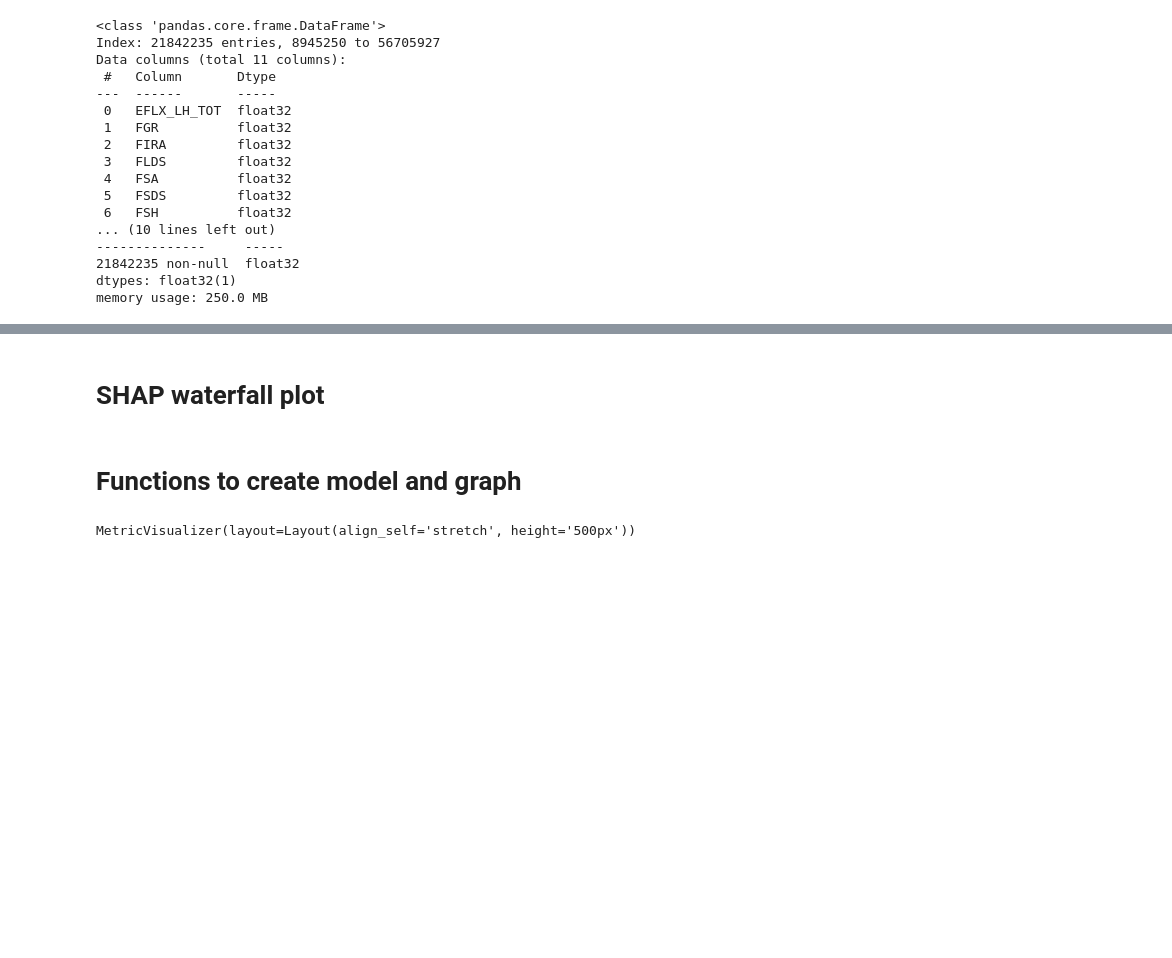
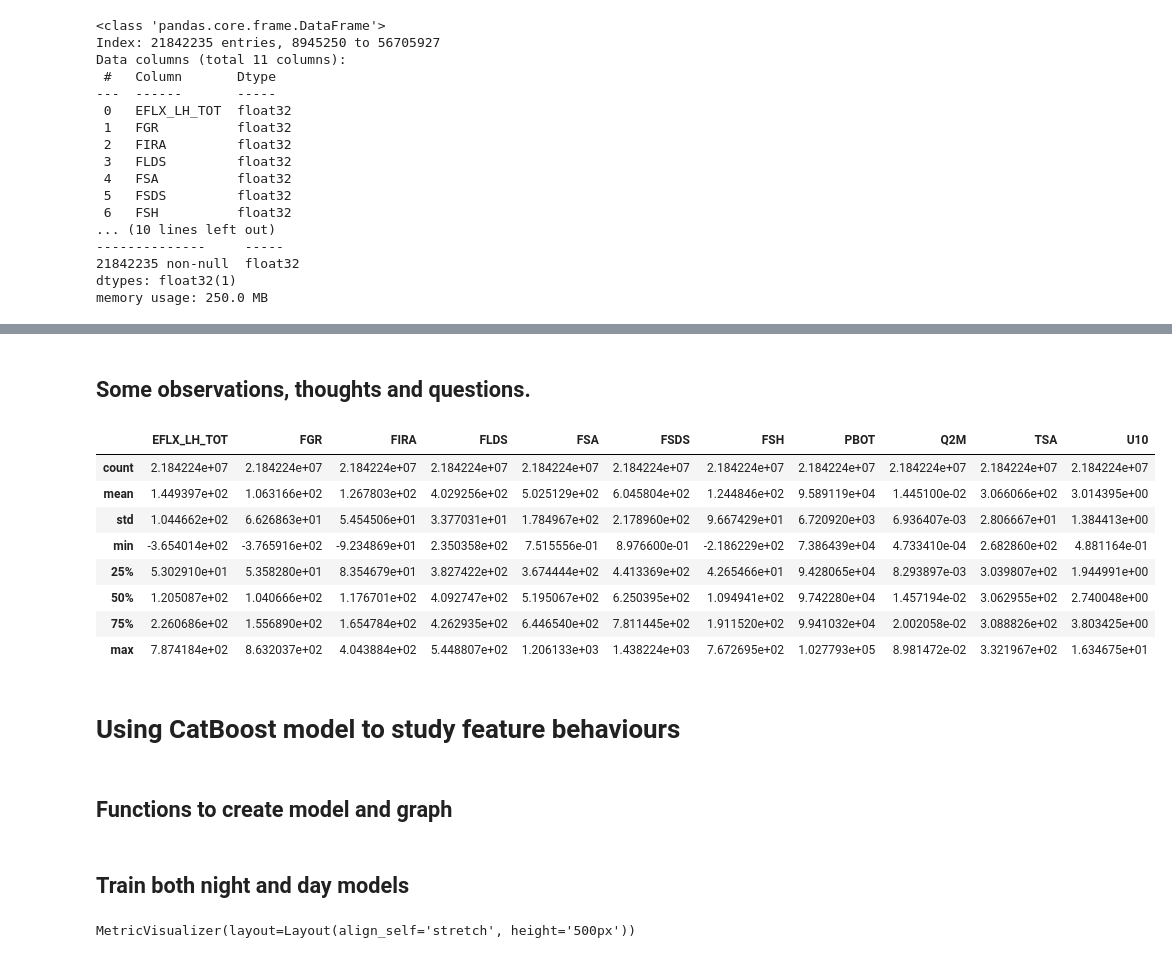
Before and after one commit to johnnyguo2007/research, a Jupyter notebook: hw_global/final/UHI_diff_feature_engineering_new.ipynb, the cells around one changed output, grey strips where cells are left out. Saved outputs shown, nothing was run; the diff lists cells and outputs as text; code cells hidden in the pictures; blank space fills up the shorter version.

Commit message:
before night model summary plot

```diff
--- a/hw_global/final/UHI_diff_feature_engineering_new.ipynb
+++ b/hw_global/final/UHI_diff_feature_engineering_new.ipynb
@@ -179,0 +168,43 @@ memory usage: 250.0 MB
+# %%
+from scipy.stats import linregress
+import pandas as pd
+import numpy as np
+
+def feature_linear_slope(df, feature_name, label, confidence_level=0.95):
+    # Compute linear regression and get the slope, intercept, r-value, p-value, and standard error
+    slope, _, _, p_value, stderr = linregress(df[feature_name], df[label])
+    # Calculate the critical value for the given confidence level
+    t_value = np.abs(np.percentile(np.random.standard_t(df[feature_name].shape[0] - 2, 100000), [(1-confidence_level)/2, 1-(1-confidence_level)/2]))[1]
+    # Calculate the margin of error
+    margin_of_error = t_value * stderr
+    return slope, margin_of_error, p_value
+
+def combine_slopes(daytime_df, nighttime_df, features, labels=['UHI', 'UHI_diff'], confidence_level=0.95):
+    # Initialize a dictionary to hold the data
+    data = {}
+
+    # Loop over each feature
+    for feature in features:
+        # List to store slopes and confidence intervals for current feature across all conditions
+        slopes_with_intervals = []
+
+        # Collect slopes and confidence intervals for each dataset and label
+        for df, time in [(daytime_df, 'Day'), (nighttime_df, 'Night')]:
+            for label in labels:
+                slope, margin_of_error, p_value = feature_linear_slope(df, feature, label, confidence_level)
+                # Create the slope with confidence interval and p-value string
+                slope_with_interval = f"{slope:.6f} (± {margin_of_error:.6f}, P: {p_value:.6f})"
+                slopes_with_intervals.append(slope_with_interval)
+
+        # Store the slopes with confidence intervals in the dictionary, with the feature as the key
+        data[feature] = slopes_with_intervals
+
+    # Convert the dictionary to DataFrame
+    columns = [f'{time}_{label}_slope' for time in ['Day', 'Night'] for label in labels]
+    results_df = pd.DataFrame(data, index=columns).transpose()
+
+    return results_df
+
+feature_names = day_full_pool.get_feature_names()
+results_df = combine_slopes(daytime_uhi_diff, nighttime_uhi_diff, feature_names)
+results_df.sort_values('Day_UHI_slope', ascending=False)
@@ -179,0 +224,2 @@ memory usage: 250.0 MB
+# %% [markdown]
+## Some observations, thoughts and questions.
@@ -180,7 +229,19 @@ memory usage: 250.0 MB
+# %%
+daytime_uhi_diff[feature_names].describe()
+# %% [output]
+|  | EFLX_LH_TOT | FGR | FIRA | FLDS | FSA | FSDS | FSH | PBOT | Q2M | TSA | U10 |
+| count | 2.184224e+07 | 2.184224e+07 | 2.184224e+07 | 2.184224e+07 | 2.184224e+07 | 2.184224e+07 | 2.184224e+07 | 2.184224e+07 | 2.184224e+07 | 2.184224e+07 | 2.184224e+07 |
+| mean | 1.449397e+02 | 1.063166e+02 | 1.267803e+02 | 4.029256e+02 | 5.025129e+02 | 6.045804e+02 | 1.244846e+02 | 9.589119e+04 | 1.445100e-02 | 3.066066e+02 | 3.014395e+00 |
+| std | 1.044662e+02 | 6.626863e+01 | 5.454506e+01 | 3.377031e+01 | 1.784967e+02 | 2.178960e+02 | 9.667429e+01 | 6.720920e+03 | 6.936407e-03 | 2.806667e+01 | 1.384413e+00 |
+| min | -3.654014e+02 | -3.765916e+02 | -9.234869e+01 | 2.350358e+02 | 7.515556e-01 | 8.976600e-01 | -2.186229e+02 | 7.386439e+04 | 4.733410e-04 | 2.682860e+02 | 4.881164e-01 |
+| 25% | 5.302910e+01 | 5.358280e+01 | 8.354679e+01 | 3.827422e+02 | 3.674444e+02 | 4.413369e+02 | 4.265466e+01 | 9.428065e+04 | 8.293897e-03 | 3.039807e+02 | 1.944991e+00 |
+| 50% | 1.205087e+02 | 1.040666e+02 | 1.176701e+02 | 4.092747e+02 | 5.195067e+02 | 6.250395e+02 | 1.094941e+02 | 9.742280e+04 | 1.457194e-02 | 3.062955e+02 | 2.740048e+00 |
+| 75% | 2.260686e+02 | 1.556890e+02 | 1.654784e+02 | 4.262935e+02 | 6.446540e+02 | 7.811445e+02 | 1.911520e+02 | 9.941032e+04 | 2.002058e-02 | 3.088826e+02 | 3.803425e+00 |
+| max | 7.874184e+02 | 8.632037e+02 | 4.043884e+02 | 5.448807e+02 | 1.206133e+03 | 1.438224e+03 | 7.672695e+02 | 1.027793e+05 | 8.981472e-02 | 3.321967e+02 | 1.634675e+01 |
 # %% [markdown]
-#   SHAP waterfall plot
+#   Using CatBoost model to study feature behaviours
 # %% [markdown]
-#  Functions to create model and graph
+##  Functions to create model and graph
 # %%
 import numpy as np
 import pandas as pd
@@ -237,6 +298,8 @@ def importance_plot(model, validation_pool, df_daily_vars):
                                          feature_names=validation_pool.get_feature_names()))
 
     shap.plots.waterfall(shap_values)
+# %% [markdown]
+##  Train both night and day models
 # %%
 night_model = train_and_evaluate(nighttime_uhi_diff, df_daily_vars=df_daily_vars)
 day_model = train_and_evaluate(daytime_uhi_diff, df_daily_vars=df_daily_vars)
```
Also changed, not shown: parts of 11 cells of this notebook.
